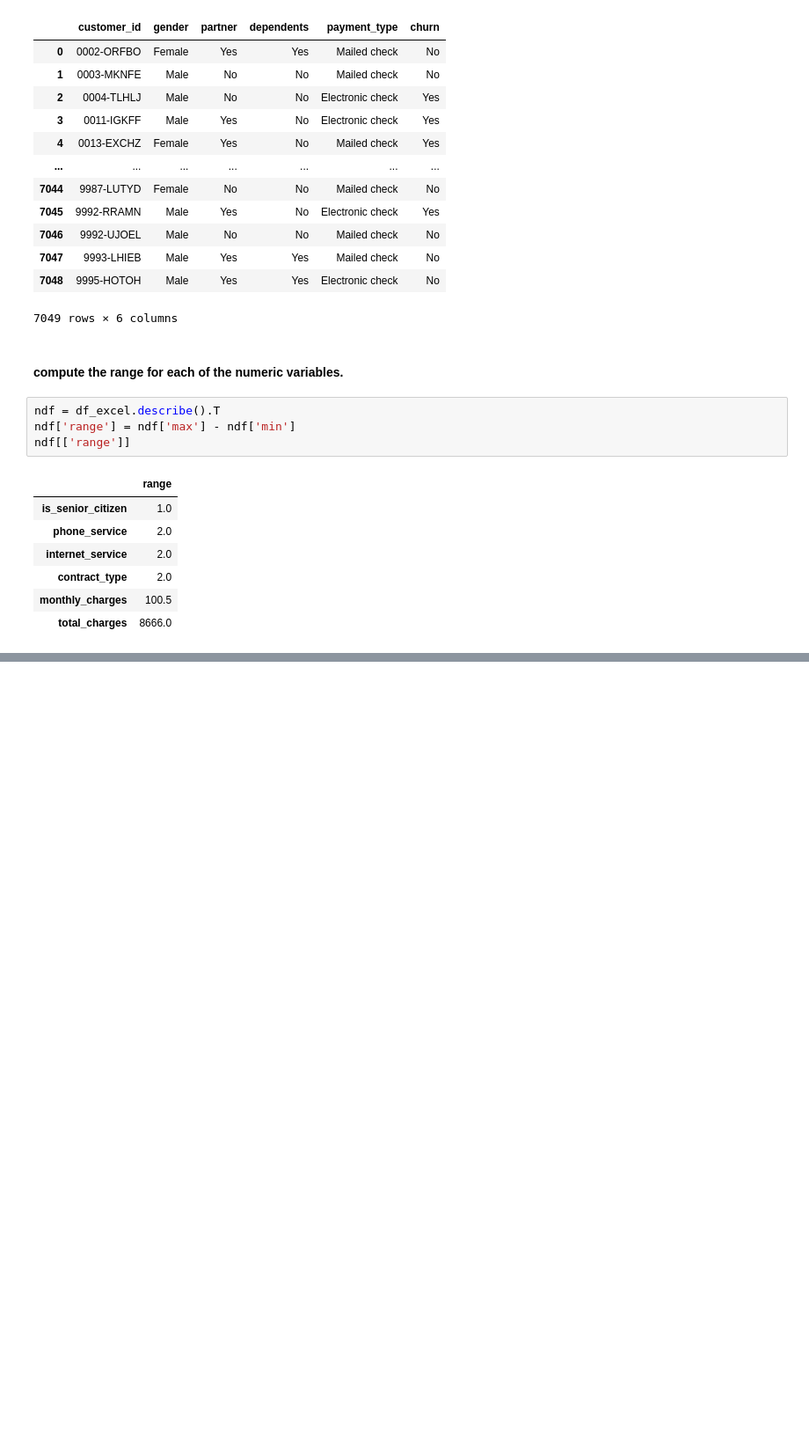
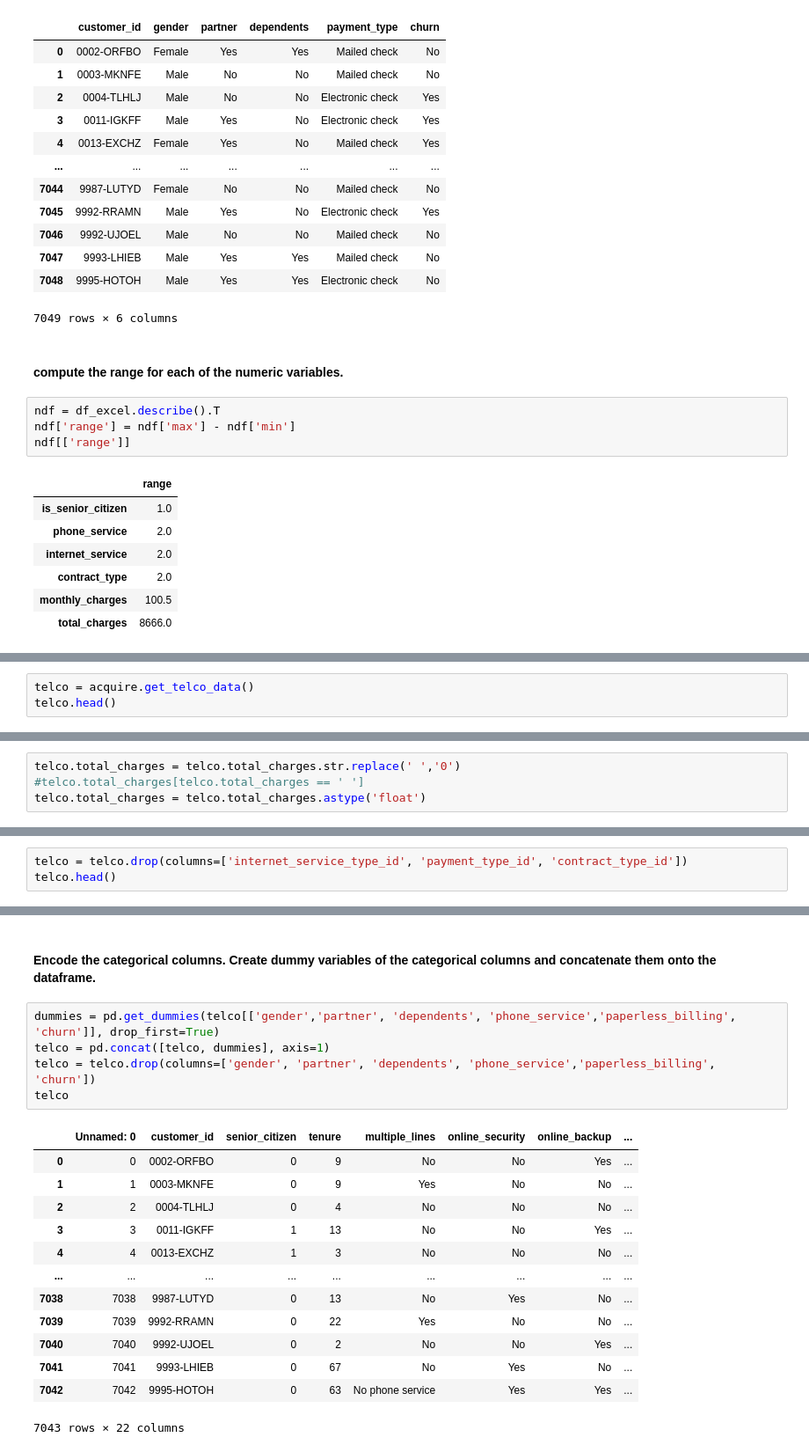
Before and after one commit to morgancross2/classification-exercises, a Jupyter notebook: classification_exercises.ipynb, the cells around one changed output, grey strips where cells are left out. Shown at 88% size. Saved outputs shown, nothing was run; the diff lists cells and outputs as text; blank space fills up the shorter version.

Commit message:
data preparation exercises complete, pending review

```diff
--- a/classification_exercises.ipynb
+++ b/classification_exercises.ipynb
@@ -196,0 +300,3 @@ ndf[['range']]
+# %%
+telco = acquire.get_telco_data()
+telco.head()
@@ -196,0 +331,4 @@ ndf[['range']]
+# %%
+telco.total_charges = telco.total_charges.str.replace(' ','0')
+#telco.total_charges[telco.total_charges == ' ']
+telco.total_charges = telco.total_charges.astype('float')
@@ -196,0 +360,3 @@ ndf[['range']]
+# %%
+telco = telco.drop(columns=['internet_service_type_id', 'payment_type_id', 'contract_type_id'])
+telco.head()
@@ -196,0 +371,21 @@ ndf[['range']]
+# %% [markdown]
+#### Encode the categorical columns. Create dummy variables of the categorical columns and concatenate them onto the dataframe.
+# %%
+dummies = pd.get_dummies(telco[['gender','partner', 'dependents', 'phone_service','paperless_billing', 'churn']], drop_first=True)
+telco = pd.concat([telco, dummies], axis=1)
+telco = telco.drop(columns=['gender', 'partner', 'dependents', 'phone_service','paperless_billing', 'churn'])
+telco
+# %% [output]
+|  | Unnamed: 0 | customer_id | senior_citizen | tenure | multiple_lines | online_security | online_backup | ... |
+| 0 | 0 | 0002-ORFBO | 0 | 9 | No | No | Yes | ... |
+| 1 | 1 | 0003-MKNFE | 0 | 9 | Yes | No | No | ... |
+| 2 | 2 | 0004-TLHLJ | 0 | 4 | No | No | No | ... |
+| 3 | 3 | 0011-IGKFF | 1 | 13 | No | No | Yes | ... |
+| 4 | 4 | 0013-EXCHZ | 1 | 3 | No | No | No | ... |
+| ... | ... | ... | ... | ... | ... | ... | ... | ... |
+| 7038 | 7038 | 9987-LUTYD | 0 | 13 | No | Yes | No | ... |
+| 7039 | 7039 | 9992-RRAMN | 0 | 22 | Yes | No | No | ... |
+| 7040 | 7040 | 9992-UJOEL | 0 | 2 | No | No | Yes | ... |
+| 7041 | 7041 | 9993-LHIEB | 0 | 67 | No | Yes | No | ... |
+| 7042 | 7042 | 9995-HOTOH | 0 | 63 | No phone service | Yes | Yes | ... |
+7043 rows × 22 columns
```
Also changed, not shown: parts of 38 cells of this notebook.
